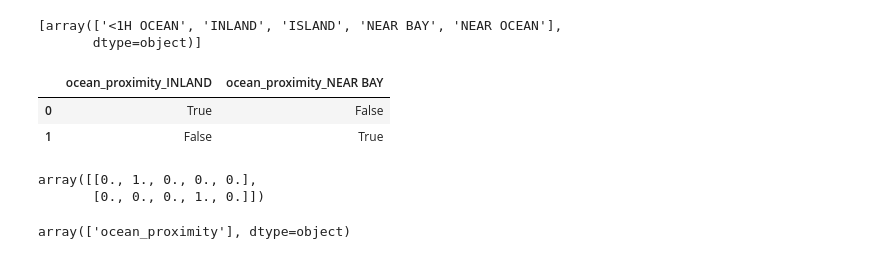
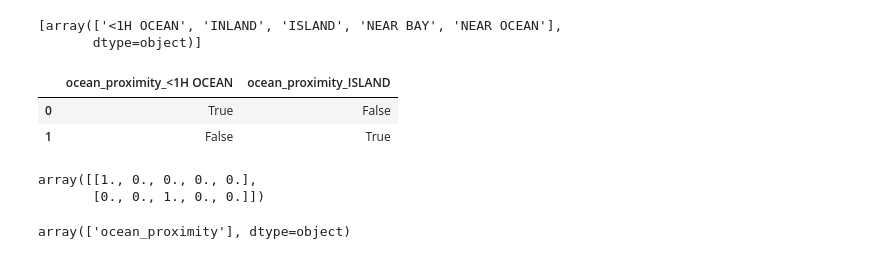
Before and after one commit to Cohben-OBrien/Tensorflow_kares_learning, a Jupyter notebook: predictive modelling/house pricing/house pricing.ipynb, the cells around one changed output. Saved outputs shown, nothing was run; the diff lists cells and outputs as text; code cells hidden in the pictures.

```diff
--- a/predictive modelling/house pricing/house pricing.ipynb
+++ b/predictive modelling/house pricing/house pricing.ipynb
@@ -455,16 +459,16 @@ cat_encoder.categories_
        dtype=object)]
 # %%
 df_test_unknown = pd.DataFrame({"ocean_proximity": ["<1H OCEAN", "ISLAND"]})
-pd.get_dummies(df_test)
+pd.get_dummies(df_test_unknown)
 # %% [output]
-|  | ocean_proximity_INLAND | ocean_proximity_NEAR BAY |
+|  | ocean_proximity_<1H OCEAN | ocean_proximity_ISLAND |
 | 0 | True | False |
 | 1 | False | True |
 # %%
-cat_encoder.transform(df_test)
+cat_encoder.transform(df_test_unknown)
 # %% [output]
-array([[0., 1., 0., 0., 0.],
-       [0., 0., 0., 1., 0.]])
+array([[1., 0., 0., 0., 0.],
+       [0., 0., 1., 0., 0.]])
 # %%
 cat_encoder.feature_names_in_
 # %% [output]
```
Also changed, not shown: parts of 43 cells of this notebook.
